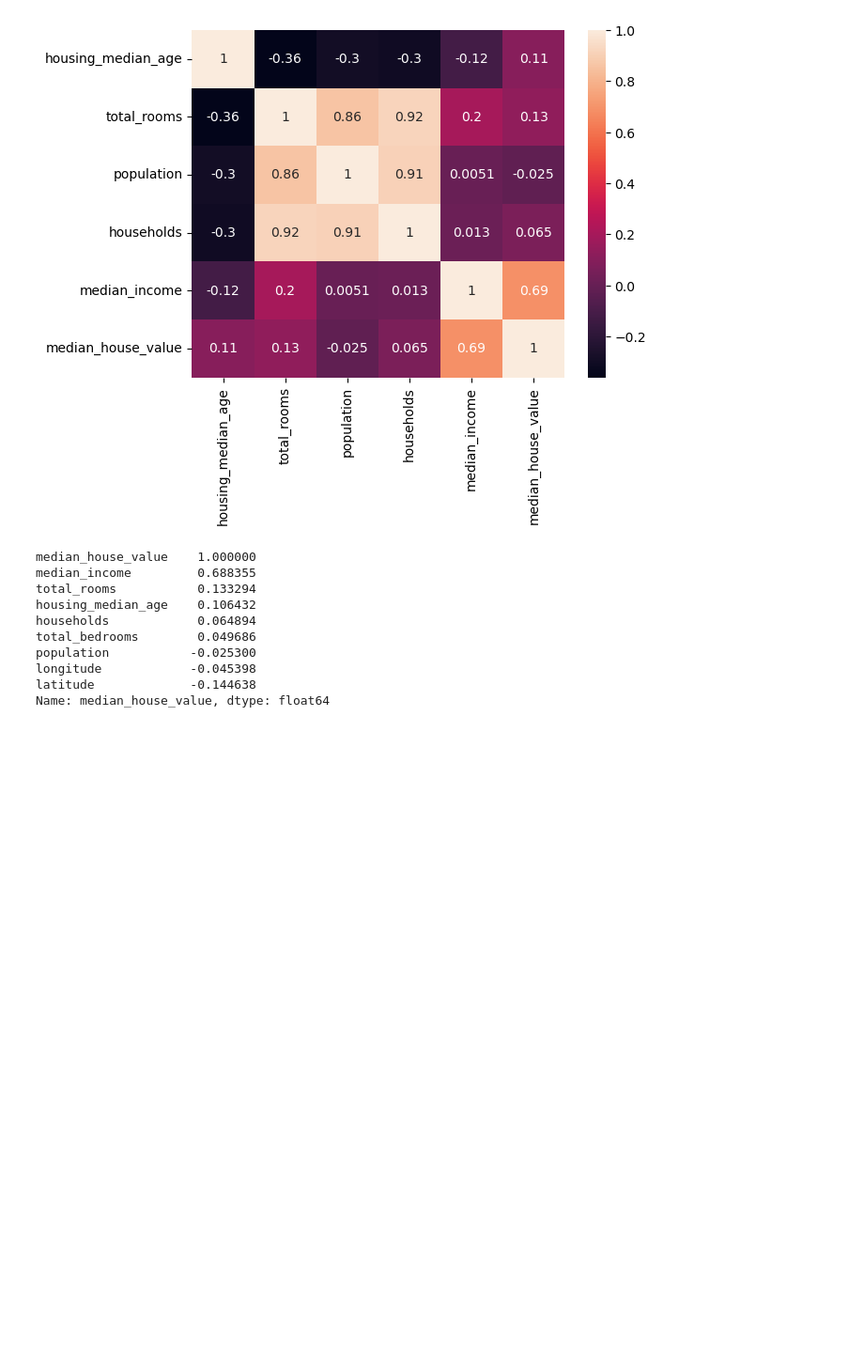
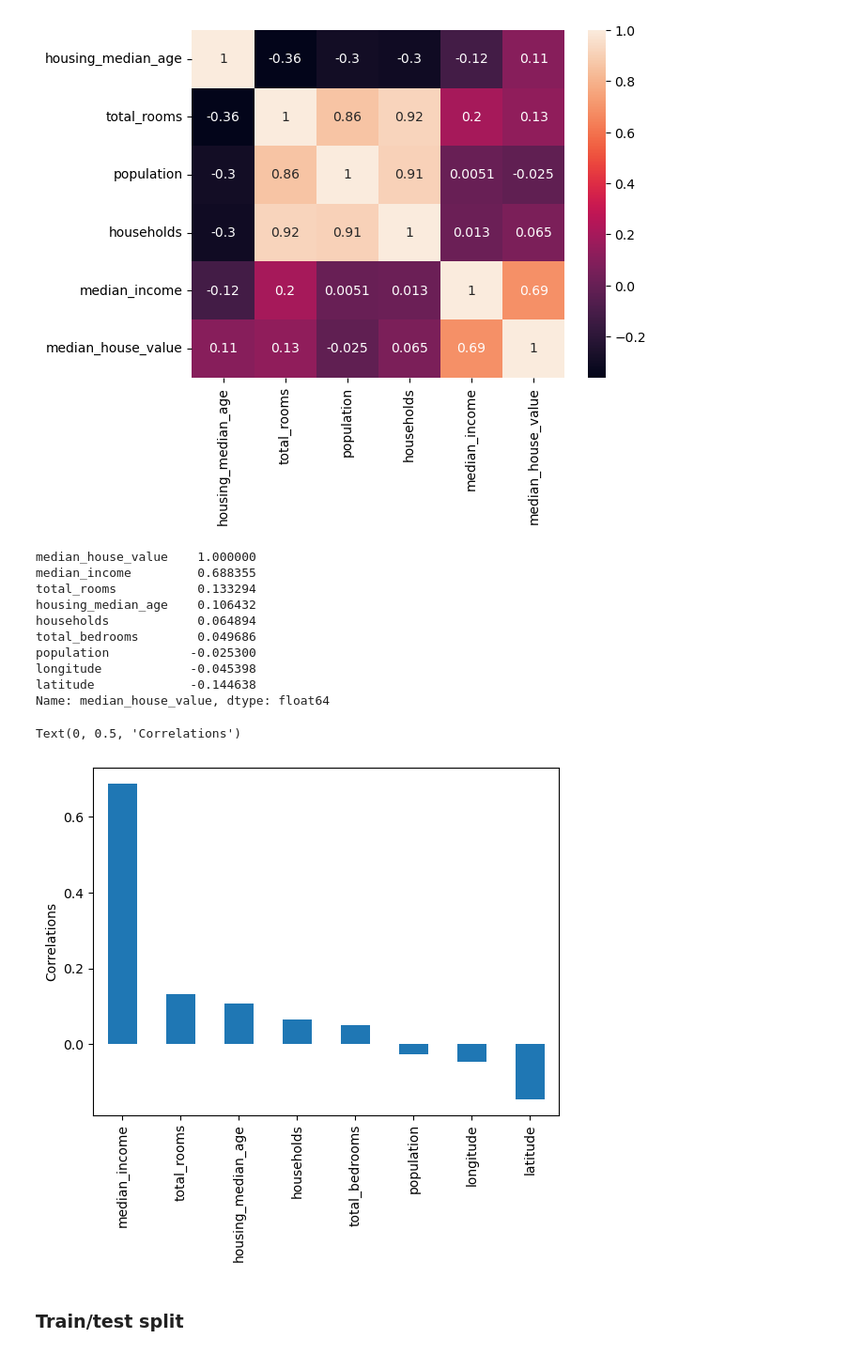
Before and after one commit to lis497/UCBerkeley-Haas-ML, a Jupyter notebook: M8/M8_TryIt1_California_Real_Estate_Prices1.ipynb, the cells around one changed output. Shown at 94% size. Saved outputs shown, nothing was run; the diff lists cells and outputs as text; code cells hidden in the pictures; blank space fills up the shorter version.

```diff
--- a/M8/M8_TryIt1_California_Real_Estate_Prices1.ipynb
+++ b/M8/M8_TryIt1_California_Real_Estate_Prices1.ipynb
@@ -149,3 +152,11 @@ population           -0.025300
 longitude            -0.045398
 latitude             -0.144638
 Name: median_house_value, dtype: float64
+# %%
+ax = df_num.corr()['median_house_value'].sort_values(ascending = False).iloc[1:].plot(kind = 'bar')
+ax.set_ylabel('Correlations')
+# %% [output]
+Text(0, 0.5, 'Correlations')
+[figure, added]
+# %% [markdown]
+### Train/test split
```
Also changed, not shown: parts of 45 cells of this notebook.
